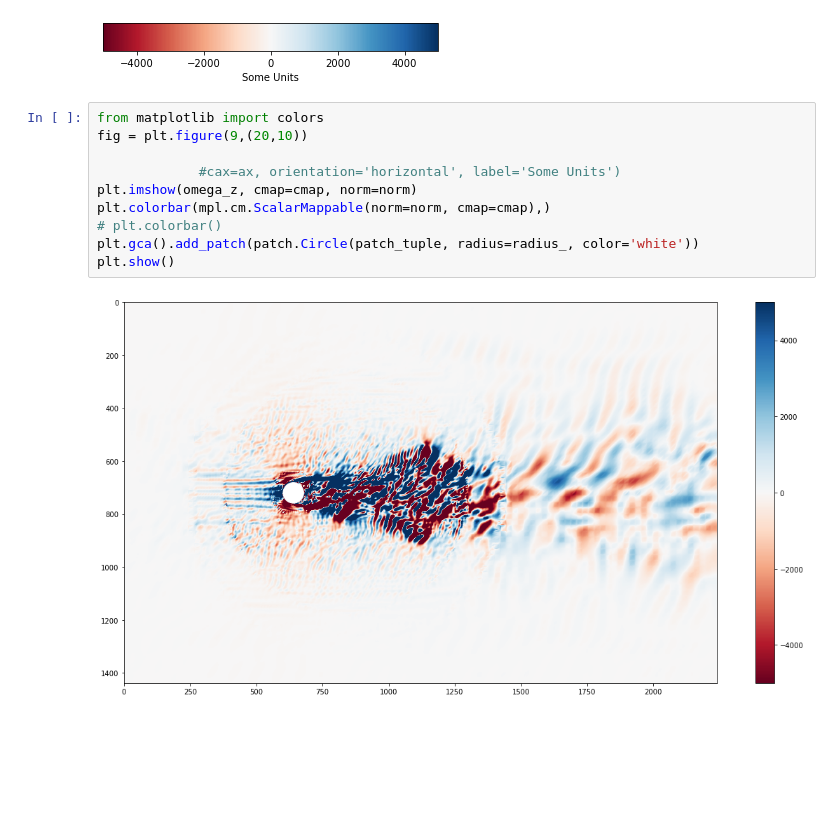
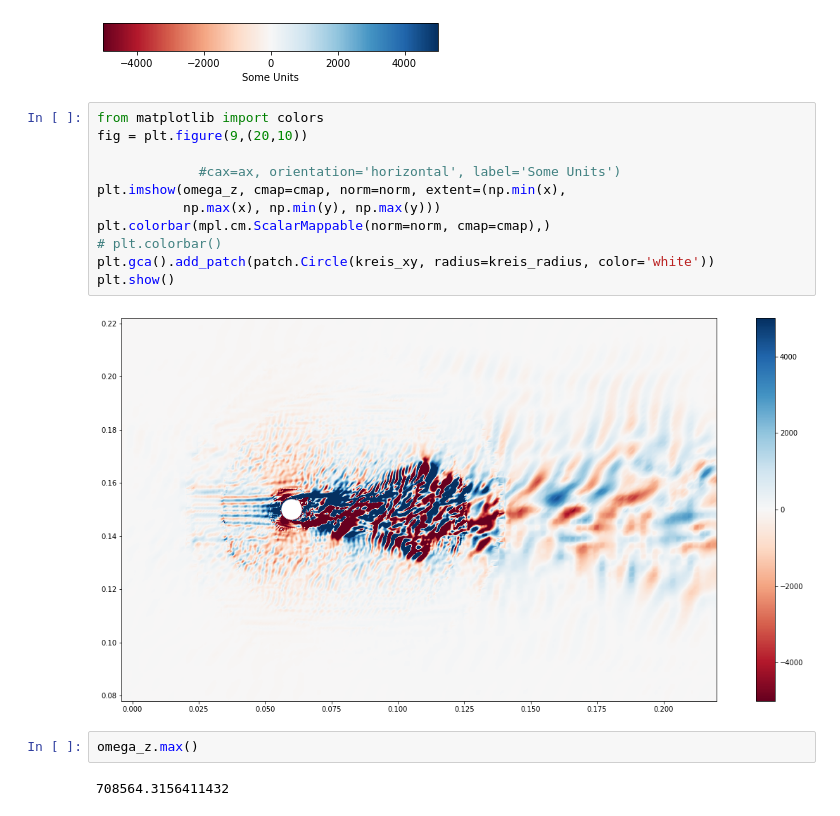
Before and after one commit to jlb-jlb/python_fuer_Ings, a Jupyter notebook: HA3 Standard/HA3normal_Gruppe186.ipynb, the cells around one changed output. Drawn from its saved outputs; the diff is of its cells as text; blank space fills up the shorter version.

```diff
--- a/HA3 Standard/HA3normal_Gruppe186.ipynb
+++ b/HA3 Standard/HA3normal_Gruppe186.ipynb
@@ -686,12 +709,17 @@ fig.colorbar(mpl.cm.ScalarMappable(norm=norm, cmap=cmap),
 # %%
 from matplotlib import colors
 fig = plt.figure(9,(20,10))
 
              #cax=ax, orientation='horizontal', label='Some Units')
-plt.imshow(omega_z, cmap=cmap, norm=norm)
+plt.imshow(omega_z, cmap=cmap, norm=norm, extent=(np.min(x),
+           np.max(x), np.min(y), np.max(y)))
 plt.colorbar(mpl.cm.ScalarMappable(norm=norm, cmap=cmap),)
 # plt.colorbar()
-plt.gca().add_patch(patch.Circle(patch_tuple, radius=radius_, color='white'))
+plt.gca().add_patch(patch.Circle(kreis_xy, radius=kreis_radius, color='white'))
 plt.show()
 # %% [output]
-[figure, old version]
+[figure, new version]
+# %%
+omega_z.max()
+# %% [output]
+708564.3156411432
```
Also changed, not shown: parts of 7 cells of this notebook, 1 other file.
